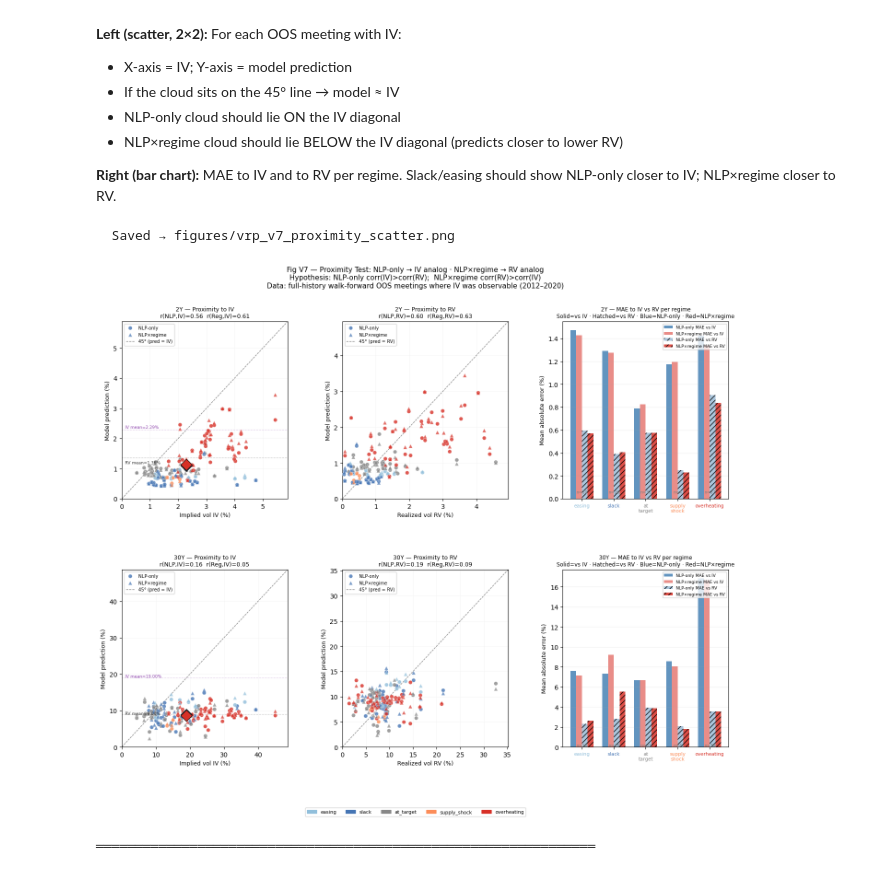
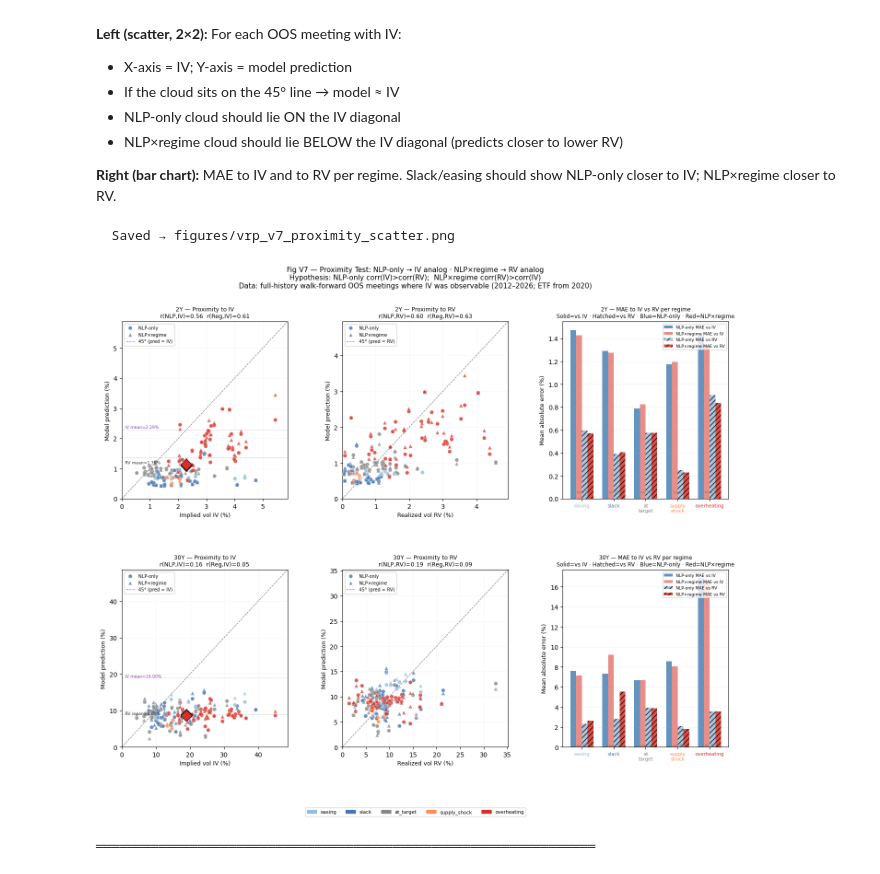
Before and after one commit to ZinuoS/fomc-vol-study, a Jupyter notebook: regime_vrp_calibration.ipynb, the cells around one changed output. Cells and saved outputs as stored; diff of their text form; code cells hidden in the pictures.

```diff
--- a/regime_vrp_calibration.ipynb
+++ b/regime_vrp_calibration.ipynb
@@ -1122,7 +1110,7 @@ where we can compare IV · RV · NLP-only · NLP×regime all at once.
 # %%
 def walk_forward_iv_era(pan: pd.DataFrame, tenor: str) -> pd.DataFrame:
     """
-    Full-history walk-forward from 2010, so OOS covers 2012-2020 where IV exists.
+    Full-history walk-forward from 2010; OOS covers 2012–2026 (TYVIX pre-2020, ETF proxy after).
     Returns same columns as walk_forward_both().
     """
     feats_nlp    = [c for c in TEXT_COLS + CTRL_COLS + ["rv_ewma3", "pc1"]
@@ -1367,7 +1357,7 @@ def fig_v7_proximity_scatter(hist_2Y: pd.DataFrame, hist_30Y: pd.DataFrame) -> N
     fig.suptitle(
         "Fig V7 — Proximity Test: NLP-only → IV analog · NLP×regime → RV analog\n"
         "Hypothesis: NLP-only corr(IV)>corr(RV);  NLP×regime corr(RV)>corr(IV)\n"
-        "Data: full-history walk-forward OOS meetings where IV was observable (2012–2020)",
+        "Data: full-history walk-forward OOS meetings where IV was observable (2012–2026; ETF from 2020)",
         fontsize=11)
 
     gs = gridspec.GridSpec(2, 3, figure=fig, wspace=0.33, hspace=0.40)
@@ -1460,32 +1450,32 @@ def fig_v7_proximity_scatter(hist_2Y: pd.DataFrame, hist_30Y: pd.DataFrame) -> N
         ax_bar.bar(x_pos + 1.5*w, mae_reg_rv, w, color="#d73027",      alpha=0.85,
                     hatch="///", linewidth=0, label="NLP×regime MAE vs RV")
 
         ax_bar.set_xticks(x_pos)
         ax_bar.set_xticklabels([l.replace("_","\n") for l in labs], fontsize=7.5)
         for tick, lab in zip(ax_bar.get_xticklabels(), labs):
             tick.set_color(REGIME_PALETTE.get(lab, "black"))
         ax_bar.set_ylabel("Mean absolute error (%)", fontsize=9)
         ax_bar.set_title(
             f"{tenor} — MAE to IV vs RV per regime\n"
             f"Solid=vs IV · Hatched=vs RV · Blue=NLP-only · Red=NLP×regime",
             fontsize=8.5)
         ax_bar.legend(fontsize=6.5, loc="upper right")
         ax_bar.grid(True, axis="y", alpha=0.18)
 
         # n per regime
         for xi, lab in zip(x_pos, labs):
             n = len(df_iv[df_iv["regime_label"] == lab])
             ax_bar.text(xi, 0.05, f"n={n}", ha="center", fontsize=6.5, color="grey")
 
     fig.legend(handles=_regime_handles(), fontsize=7.5,
                loc="lower center", ncol=5, bbox_to_anchor=(0.5, -0.02))
     fig.tight_layout(rect=[0, 0.04, 1, 1])
     _save(fig, "vrp_v7_proximity_scatter")
 
 
 fig_v7_proximity_scatter(hist_2Y, hist_30Y)
 print("═" * 64)
 # %% [output]
   Saved → figures/vrp_v7_proximity_scatter.png
-[figure, old version]
+[figure, new version]
 ════════════════════════════════════════════════════════════════
```
Also changed, not shown: parts of 9 cells of this notebook, 4 other files.
